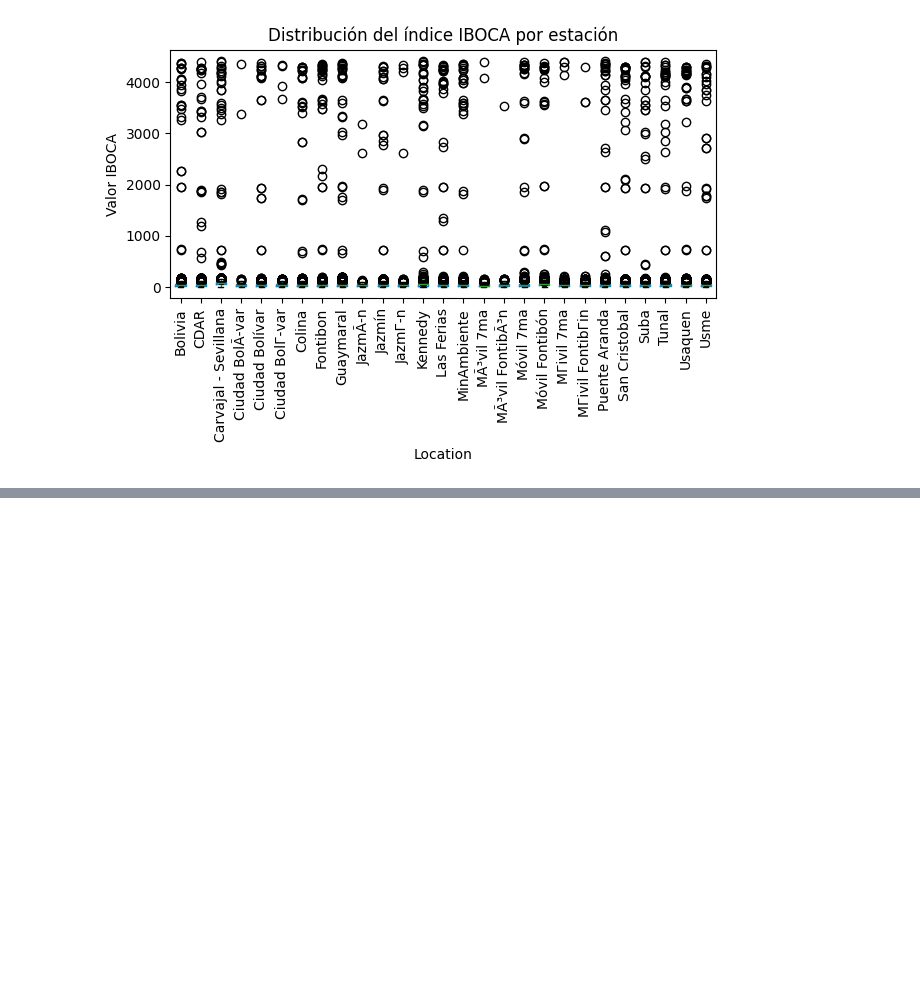
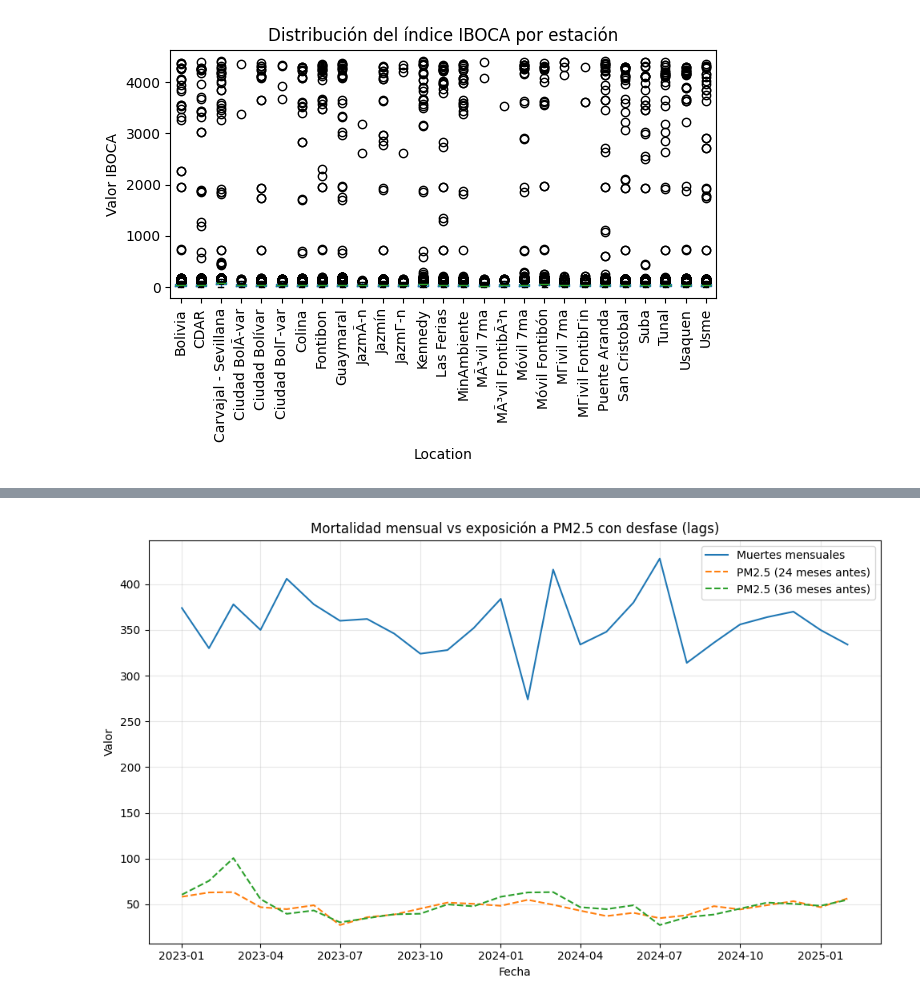
Before and after one commit to julianaduranl/P2_BI_Grupo9, a Jupyter notebook: notebook.ipynb, the cells around one changed output, grey strips where cells are left out. Cells and saved outputs as stored; diff of their text form; code cells hidden in the pictures; blank space fills up the shorter version.

```diff
--- a/notebook.ipynb
+++ b/notebook.ipynb
@@ -423,0 +677,82 @@ plt.show()
+# %%
+# --- Promedio mensual de contaminación (IBOCA) ---
+df_iboca_mensual = (
+    df_iboca_global
+    .groupby(["Año", "Mes"], as_index=False)[["IBOCA"]]
+    .mean()
+    .rename(columns={"IBOCA": "PM25_promedio"})
+)
+
+# Asegurar tipos enteros
+df_iboca_mensual["Año"] = pd.to_numeric(df_iboca_mensual["Año"], errors="coerce").astype("Int64")
+df_iboca_mensual["Mes"] = pd.to_numeric(df_iboca_mensual["Mes"], errors="coerce").astype("Int64")
+
+# Construir fecha YYYY-MM-01 con mes de 2 dígitos
+df_iboca_mensual["Fecha"] = pd.to_datetime(
+    df_iboca_mensual["Año"].astype(str) + "-" +
+    df_iboca_mensual["Mes"].astype(str).str.zfill(2) + "-01",
+    errors="coerce"
+).astype("datetime64[ns]")
+
+df_iboca_mensual = df_iboca_mensual.sort_values("Fecha").reset_index(drop=True)
+
+# --- Mortalidad mensual ---
+df_mortalidad_mensual = (
+    df_mortalidad_filtrado
+    .groupby(["ANO", "MES"], as_index=False)
+    .size()
+    .rename(columns={"ANO": "Año", "MES": "Mes", "size": "Muertes"})
+)
+
+df_mortalidad_mensual["Año"] = pd.to_numeric(df_mortalidad_mensual["Año"], errors="coerce").astype("Int64")
+df_mortalidad_mensual["Mes"] = pd.to_numeric(df_mortalidad_mensual["Mes"], errors="coerce").astype("Int64")
+
+df_mortalidad_mensual["Fecha"] = pd.to_datetime(
+    df_mortalidad_mensual["Año"].astype(str) + "-" +
+    df_mortalidad_mensual["Mes"].astype(str).str.zfill(2) + "-01",
+    errors="coerce"
+).astype("datetime64[ns]")
+
+df_mortalidad_mensual = df_mortalidad_mensual.sort_values("Fecha").reset_index(drop=True)
+
+# --- Lags (12, 24, 36 meses) sobre PM2.5 mensual ---
+df_iboca_mensual["PM25_lag12"] = df_iboca_mensual["PM25_promedio"].shift(12)
+df_iboca_mensual["PM25_lag24"] = df_iboca_mensual["PM25_promedio"].shift(24)
+df_iboca_mensual["PM25_lag36"] = df_iboca_mensual["PM25_promedio"].shift(36)
+
+# --- Unir por Fecha ---
+df_corr_mensual = pd.merge(
+    df_mortalidad_mensual[["Fecha", "Muertes"]],
+    df_iboca_mensual[["Fecha", "PM25_promedio", "PM25_lag12", "PM25_lag24", "PM25_lag36"]],
+    on="Fecha",
+    how="inner"
+).dropna(subset=["Muertes"])
+
+# (Opcional) limitar a 2023–2025 para que existan 24–36 meses previos completos
+df_corr_mensual = df_corr_mensual[
+    (df_corr_mensual["Fecha"] >= "2023-01-01") & (df_corr_mensual["Fecha"] <= "2025-12-31")
+]
+
+# --- Correlaciones ---
+corr_12 = df_corr_mensual["Muertes"].corr(df_corr_mensual["PM25_lag12"])
+corr_24 = df_corr_mensual["Muertes"].corr(df_corr_mensual["PM25_lag24"])
+corr_36 = df_corr_mensual["Muertes"].corr(df_corr_mensual["PM25_lag36"])
+print(f"💡 r (12 meses previos): {corr_12:.3f}")
+print(f"💡 r (24 meses previos): {corr_24:.3f}")
+print(f"💡 r (36 meses previos): {corr_36:.3f}")
+
+# --- Gráfico comparativo ---
+import matplotlib.pyplot as plt
+
+plt.figure(figsize=(10,6))
+plt.plot(df_corr_mensual["Fecha"], df_corr_mensual["Muertes"], label="Muertes mensuales")
+plt.plot(df_corr_mensual["Fecha"], df_corr_mensual["PM25_lag24"], linestyle="--", label="PM2.5 (24 meses antes)")
+plt.plot(df_corr_mensual["Fecha"], df_corr_mensual["PM25_lag36"], linestyle="--", label="PM2.5 (36 meses antes)")
+plt.title("Mortalidad mensual vs exposición a PM2.5 con desfase (lags)")
+plt.xlabel("Fecha")
+plt.ylabel("Valor")
+plt.grid(alpha=0.3)
+plt.legend()
+plt.tight_layout()
+plt.show()
+# %% [output]
@@ -423,0 +762 @@ plt.show()
+[figure, added]
```
Also changed, not shown: parts of 19 cells of this notebook, 12 other files.
